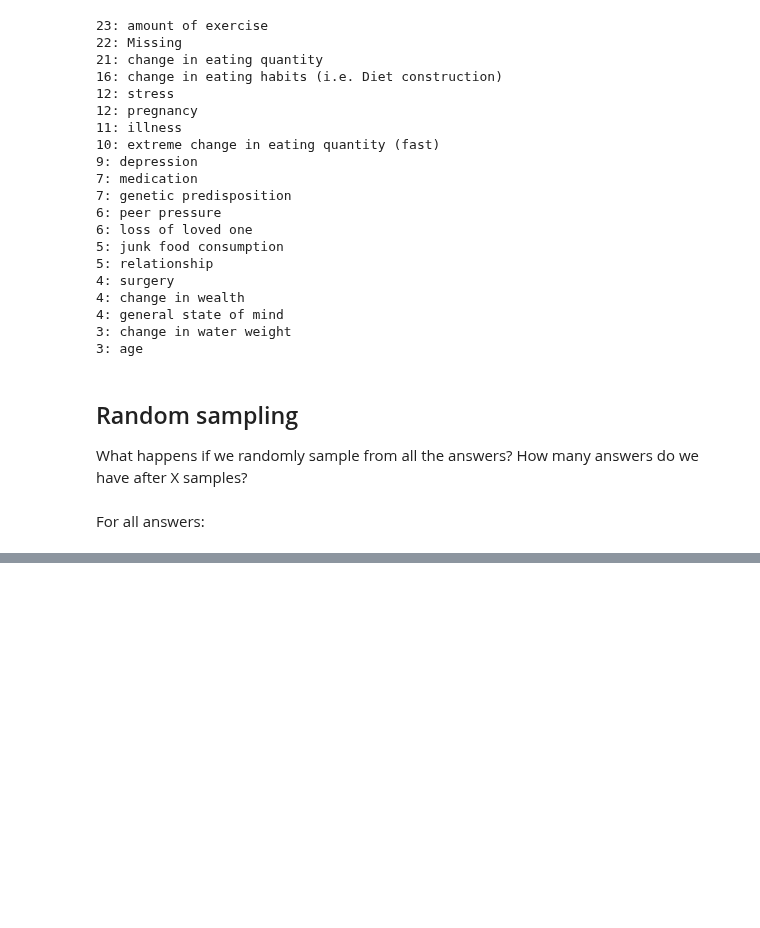
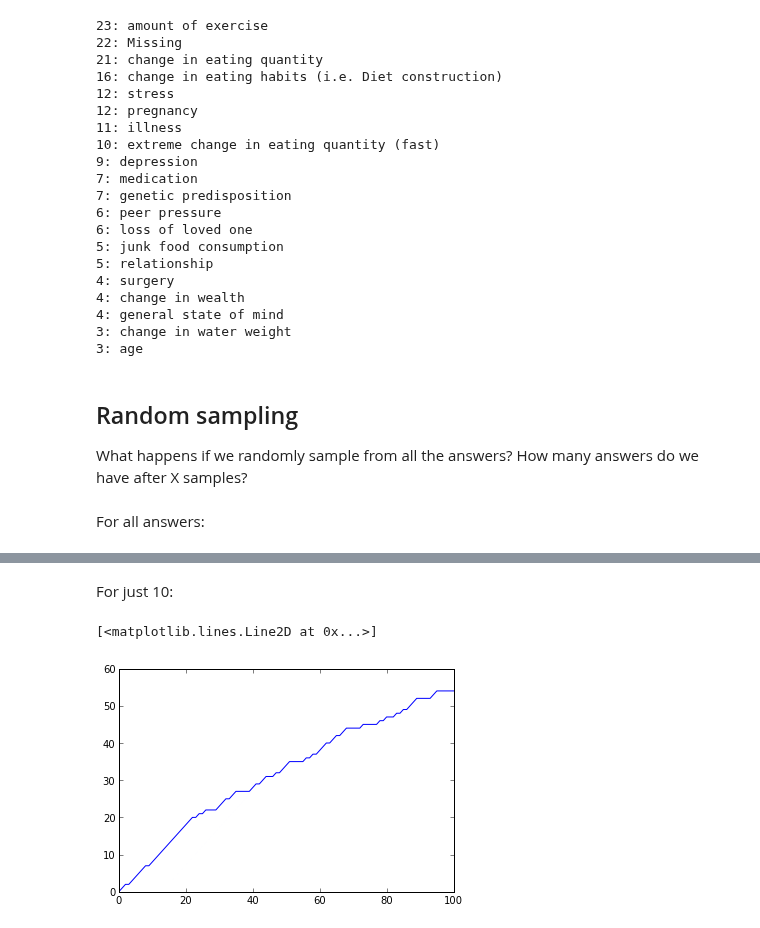
Before and after one commit to filkry/crowbrain, a Jupyter notebook: exps/000_pilot1_analysis.ipynb, the cells around one changed output, grey strips where cells are left out. Saved outputs shown, nothing was run; the diff lists cells and outputs as text; code cells hidden in the pictures; blank space fills up the shorter version.

```diff
--- a/exps/000_pilot1_analysis.ipynb
+++ b/exps/000_pilot1_analysis.ipynb
@@ -106,0 +115,10 @@ NameError: name 'plot' is not defined
+# %% [markdown]
+For just 10:
+# %%
+tens = [ans for worker in conditions[10]
+            for ans in conditions[10][worker]]
+
+plot(num_answers_after_samples(tens))
+# %% [output]
+[<matplotlib.lines.Line2D at 0x...>]
+[figure, added]
```
Also changed, not shown: parts of 7 cells of this notebook, 1 other file.
